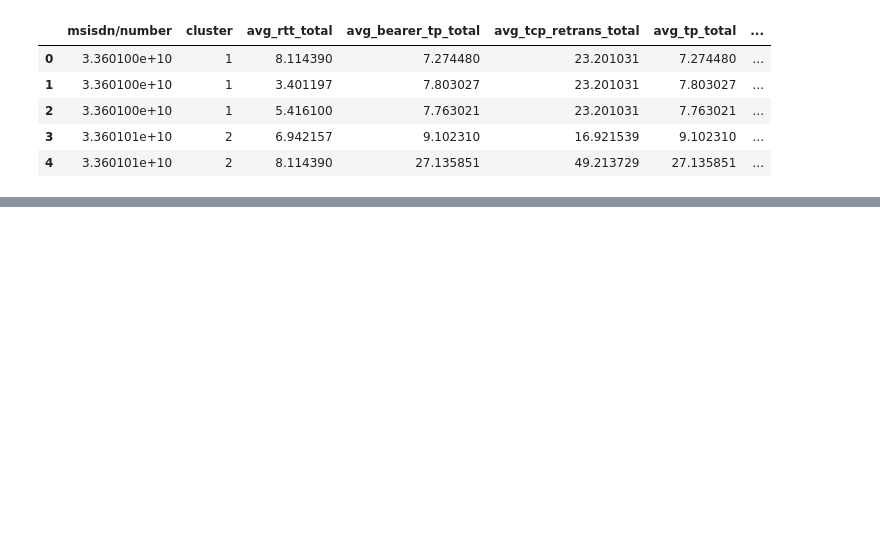
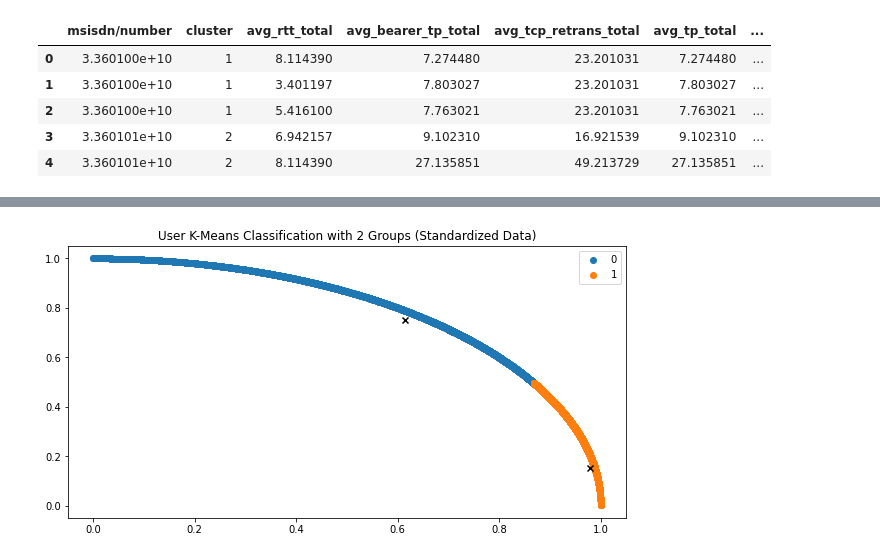
Before and after one commit to Habta3/User-Engagement-And-Experiance-analysis, a Jupyter notebook: User Satisfaction Analysis.ipynb, the cells around one changed output, grey strips where cells are left out. Drawn from its saved outputs; the diff is of its cells as text; code cells hidden in the pictures; blank space fills up the shorter version.

```diff
--- a/User Satisfaction Analysis.ipynb
+++ b/User Satisfaction Analysis.ipynb
@@ -245,0 +343,7 @@ KeyError: 'experience_score'
+# %%
+from sklearn.preprocessing import Normalizer
+
+def normalizer(df, columns):
+    norm = Normalizer()
+    # normalize the exponential data with boxcox
+    return pd.DataFrame(norm.fit_transform(df), columns=columns)
@@ -245,0 +367,20 @@ KeyError: 'experience_score'
+# %%
+normalized_df = normalizer(user_satisfaction_df, ['engagement_score', 'experience_score','satisfaction_score'] )
+# %%
+normalized_sat_df = normalized_df.copy()
+# %%
+kmeans = KMeans(init="random",n_clusters=2,n_init=10,max_iter=300,random_state=42)
+label = kmeans.fit_predict(normalized_sat_df)
+centroids = kmeans.cluster_centers_
+# %%
+lables_unique = np.unique(label)
+#plotting the results:
+plt.figure(figsize=(10,5))
+plt.title('User K-Means Classification with 2 Groups (Standardized Data)')
+for i in lables_unique:
+    plt.scatter(normalized_sat_df[label == i].iloc[:,0] , normalized_sat_df[label == i].iloc[:,1], marker='o', label = i)
+plt.scatter(centroids[:,0] , centroids[:,1], marker='x', color = 'black')
+plt.legend()
+plt.show()
+# %% [output]
+[figure, added]
```
Also changed, not shown: parts of 48 cells of this notebook.
